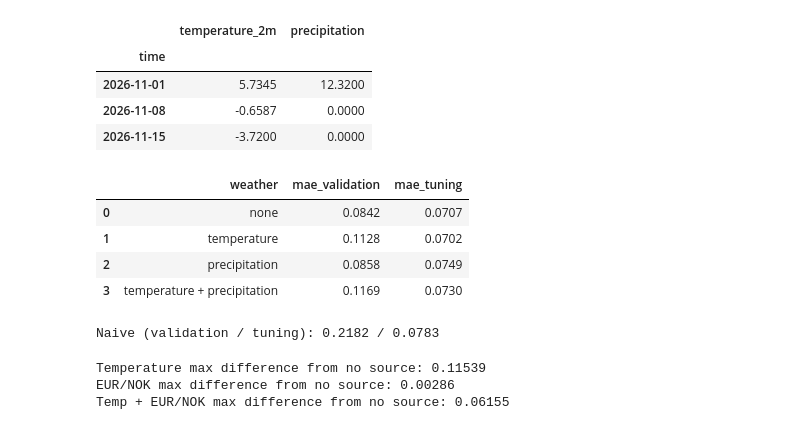
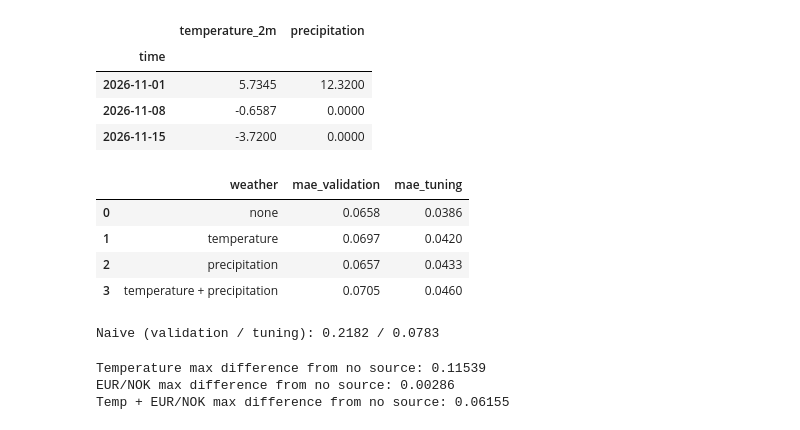
Before and after one commit to Kitteljl/IND320-app, a Jupyter notebook: notebooks/IND320_part4.ipynb, the cells around one changed output. Drawn from its saved outputs; the diff is of its cells as text; code cells hidden in the pictures.

```diff
--- a/notebooks/IND320_part4.ipynb
+++ b/notebooks/IND320_part4.ipynb
@@ -363,3 +369,16 @@ Done in 1 s
 | 8 | 104 | 1 | 0 | 2 | 0.0100 | 0.0769 | 0.0783 |
 | 9 | 520 | 4 | 1 | 2 | 0.0100 | 0.0782 | 0.0783 |
 Naive MAE (same test periods): 0.0783
+# %%
+cands = {
+    "104 / p1 / d1 (current default)": dict(history_weeks=104, p=1, d=1, q=1, fourier_k=2, lr=0.01),
+    "520 / p1 / d0": dict(history_weeks=520, p=1, d=0, q=1, fourier_k=2, lr=0.01),
+    "520 / p2 / d0": dict(history_weeks=520, p=2, d=0, q=1, fourier_k=2, lr=0.01),
+}
+rows = []
+for name, kw in cands.items():
+    m_tun, n_tun = rolling_eval(y, horizon=12, n_origins=6, step=26, **kw)
+    m_val, n_val = rolling_eval(y.iloc[:-13], horizon=12, n_origins=6, step=26, **kw)
+    rows.append({"Setting": name, "MAE tuning": round(m_tun, 4), "MAE validation": round(m_val, 4),
+                 "Naive tuning": round(n_tun, 4), "Naive validation": round(n_val, 4)})
+pd.DataFrame(rows)
@@ -366,2 +390,4 @@ Naive MAE (same test periods): 0.0783
+# %%
+DEFAULT = dict(history_weeks=520, p=1, d=0, q=1, fourier_k=2, lr=0.01)
 # %%
 # Validate on different forecast start dates: drop the last 13 weeks so the 6 origins shift
@@ -492,26 +518,25 @@ display(weekly.tail(3))
 | 2026-11-15 | -3.7200 | 0.0000 |
 # %%
 # Fair comparison: same settings, with and without weather, on both sets of start dates
-best = dict(history_weeks=104, p=1, d=1, q=1, fourier_k=2, lr=0.01)
 options = {
     "none": None,
     "temperature": weekly[["temperature_2m"]],
     "precipitation": weekly[["precipitation"]],
     "temperature + precipitation": weekly,
 }
 rows = []
 for name, ex in options.items():
-    m_val, n_val = rolling_eval(y.iloc[:-13], horizon=12, n_origins=6, step=26, exog=ex, **best)
-    m_tun, n_tun = rolling_eval(y, horizon=12, n_origins=6, step=26, exog=ex, **best)
+    m_val, n_val = rolling_eval(y.iloc[:-13], horizon=12, n_origins=6, step=26, exog=ex, **DEFAULT)
+    m_tun, n_tun = rolling_eval(y, horizon=12, n_origins=6, step=26, exog=ex, **DEFAULT)
     rows.append(dict(weather=name, mae_validation=round(m_val, 4), mae_tuning=round(m_tun, 4)))
 display(pd.DataFrame(rows))
 print("Naive (validation / tuning):", round(n_val, 4), "/", round(n_tun, 4))
 # %% [output]
 |  | weather | mae_validation | mae_tuning |
-| 0 | none | 0.0842 | 0.0707 |
-| 1 | temperature | 0.1128 | 0.0702 |
-| 2 | precipitation | 0.0858 | 0.0749 |
-| 3 | temperature + precipitation | 0.1169 | 0.0730 |
+| 0 | none | 0.0658 | 0.0386 |
+| 1 | temperature | 0.0697 | 0.0420 |
+| 2 | precipitation | 0.0657 | 0.0433 |
+| 3 | temperature + precipitation | 0.0705 | 0.0460 |
 Naive (validation / tuning): 0.2182 / 0.0783
 # %%
 from exchange_rates import download_exchange_rates
```
Also changed, not shown: parts of 6 cells of this notebook.
